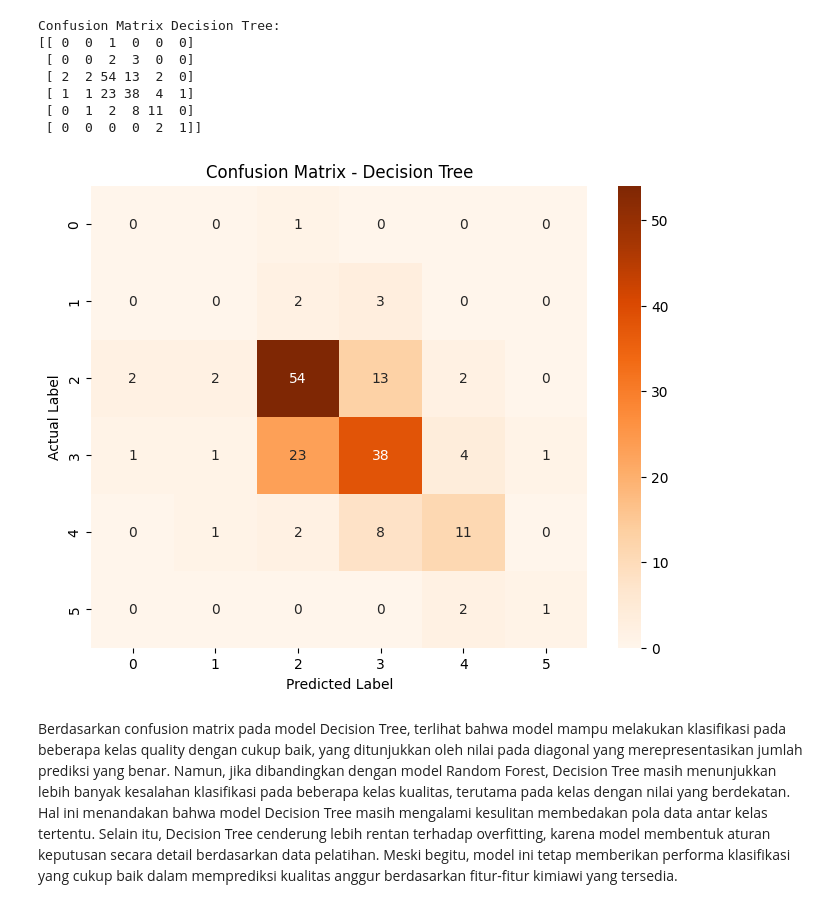
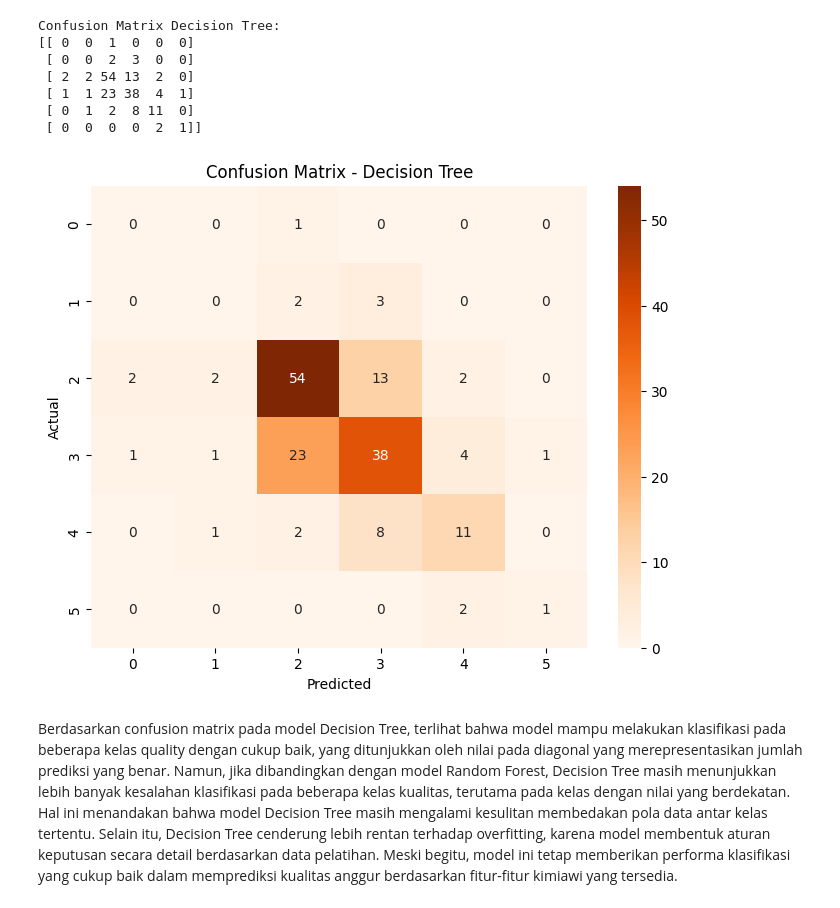
Before and after one commit to jiq-star/UTS-DATMN-2304020029, a Jupyter notebook: UTS DATA MINING 2304020029.ipynb, the cells around one changed output. Drawn from its saved outputs; the diff is of its cells as text; code cells hidden in the pictures.

```diff
--- a/UTS DATA MINING 2304020029.ipynb
+++ b/UTS DATA MINING 2304020029.ipynb
@@ -275,14 +275,14 @@ Confusion Matrix Decision Tree:
 # %%
 plt.figure(figsize=(8,6))
 sns.heatmap(cm_dt, annot=True, fmt='d', cmap='Oranges')
 
-plt.xlabel('Predicted Label')
-plt.ylabel('Actual Label')
+plt.xlabel('Predicted')
+plt.ylabel('Actual')
 plt.title('Confusion Matrix - Decision Tree')
 
 plt.show()
 # %% [output]
-[figure, old version]
+[figure, new version]
 # %% [markdown]
 Berdasarkan confusion matrix pada model Decision Tree, terlihat bahwa model mampu melakukan klasifikasi pada beberapa kelas quality dengan cukup baik, yang ditunjukkan oleh nilai pada diagonal yang merepresentasikan jumlah prediksi yang benar. Namun, jika dibandingkan dengan model Random Forest, Decision Tree masih menunjukkan lebih banyak kesalahan klasifikasi pada beberapa kelas kualitas, terutama pada kelas dengan nilai yang berdekatan. Hal ini menandakan bahwa model Decision Tree masih mengalami kesulitan membedakan pola data antar kelas tertentu. Selain itu, Decision Tree cenderung lebih rentan terhadap overfitting, karena model membentuk aturan keputusan secara detail berdasarkan data pelatihan. Meski begitu, model ini tetap memberikan performa klasifikasi yang cukup baik dalam memprediksi kualitas anggur berdasarkan fitur-fitur kimiawi yang tersedia.
 # %%
```
Also changed, not shown: parts of 2 cells of this notebook.
